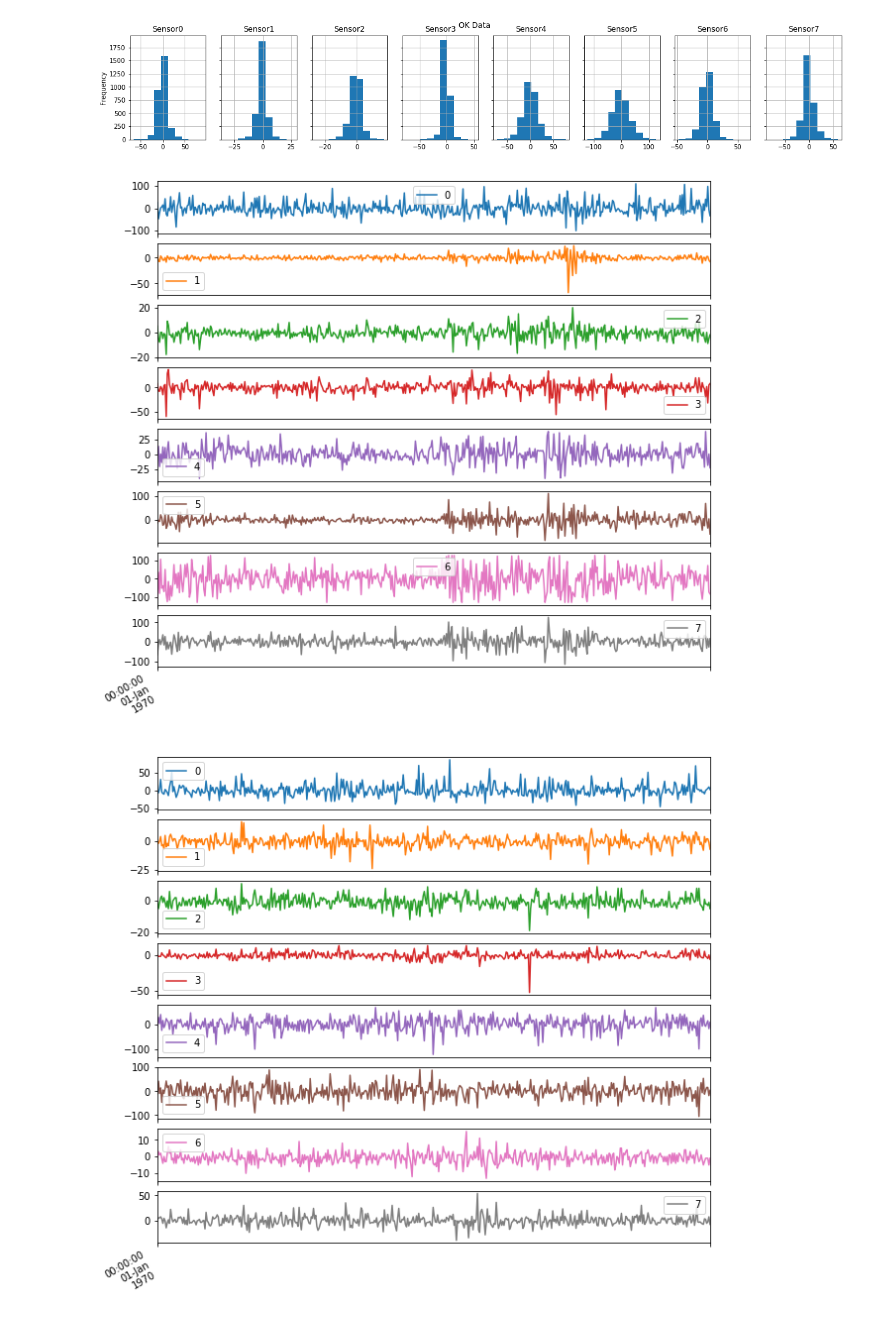
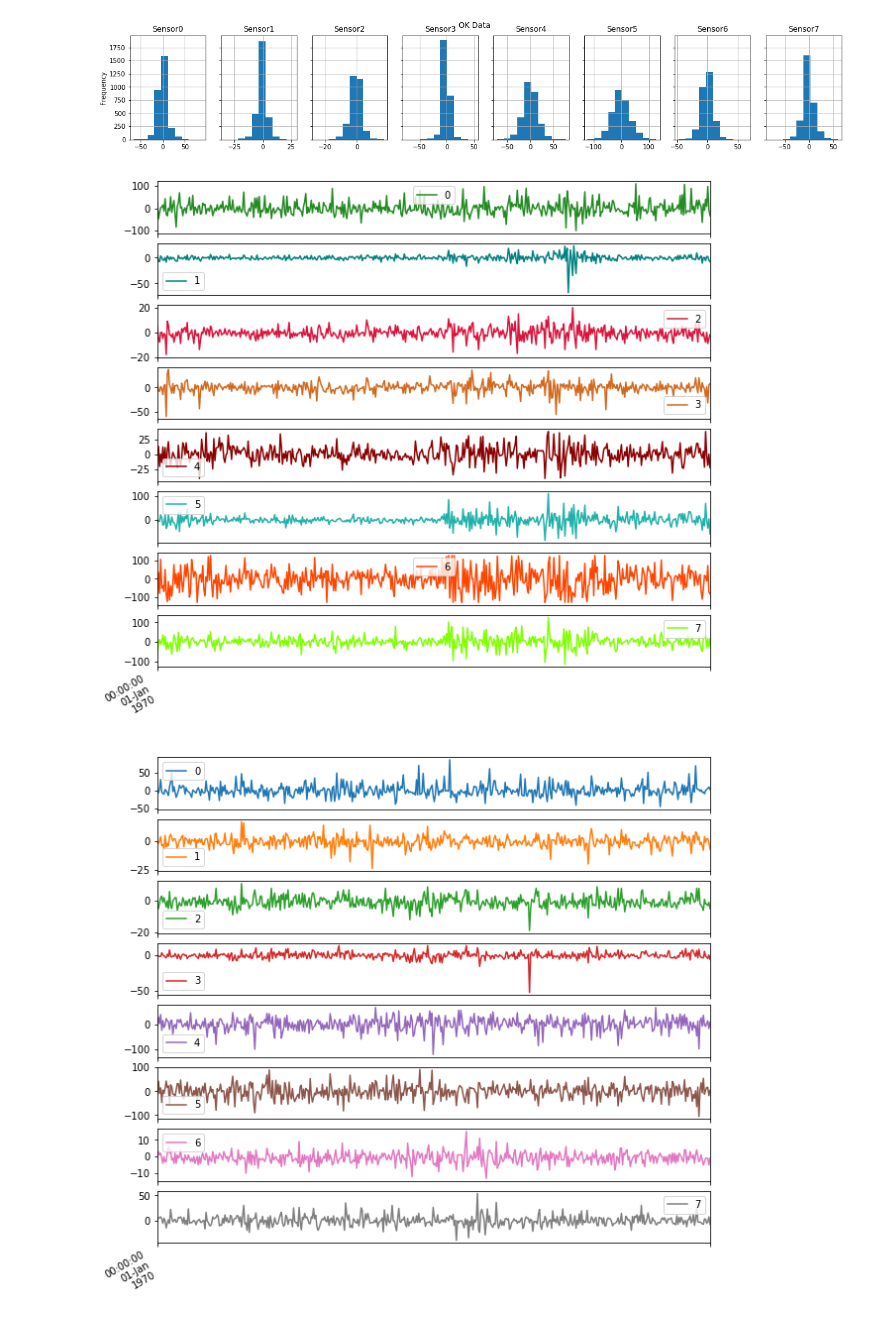
Before and after one commit to oguzhandurmaz/Classify-Gestures, a Jupyter notebook: Classify_Gesture.ipynb, the cells around one changed output. Cells and saved outputs as stored; diff of their text form; code cells hidden in the pictures.

```diff
--- a/Classify_Gesture.ipynb
+++ b/Classify_Gesture.ipynb
@@ -73,11 +73,12 @@ plt.show()
 # %% [output]
 [figure]
 # %%
+colors=["forestgreen","teal","crimson","chocolate","darkred","lightseagreen","orangered","chartreuse"]
 time_rock=rock_data.iloc[:,0:8]
 time_rock.index=pd.to_datetime(time_rock.index)
-time_rock.iloc[:500,:].plot(subplots=True,figsize=(10,10));
+time_rock.iloc[:500,:].plot(subplots=True,figsize=(10,10),colors=colors);
 # %% [output]
-[figure, old version]
+[figure, new version]
 # %%
 time_scis=scis_data.iloc[:,0:8]
 time_scis.index=pd.to_datetime(time_scis.index)
```
